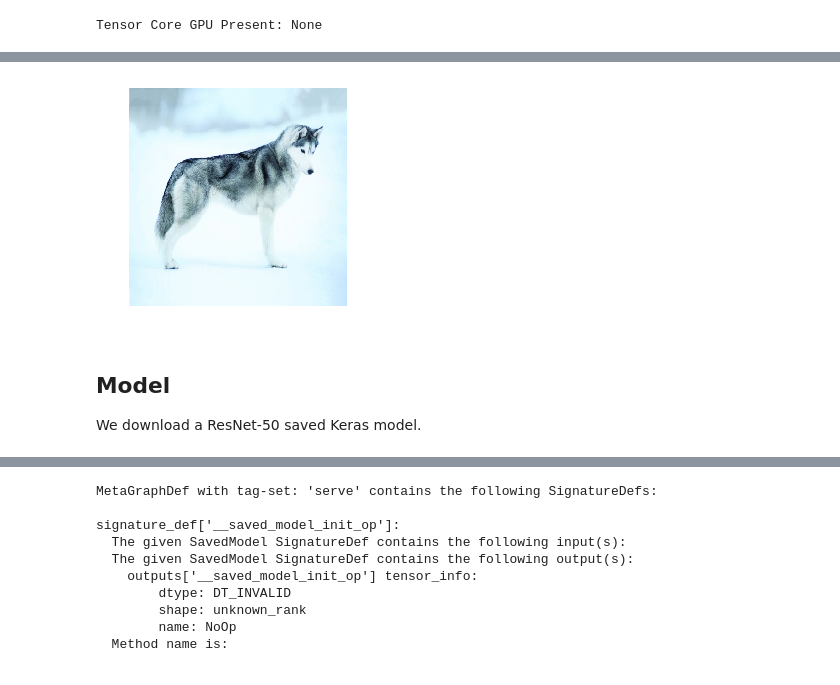
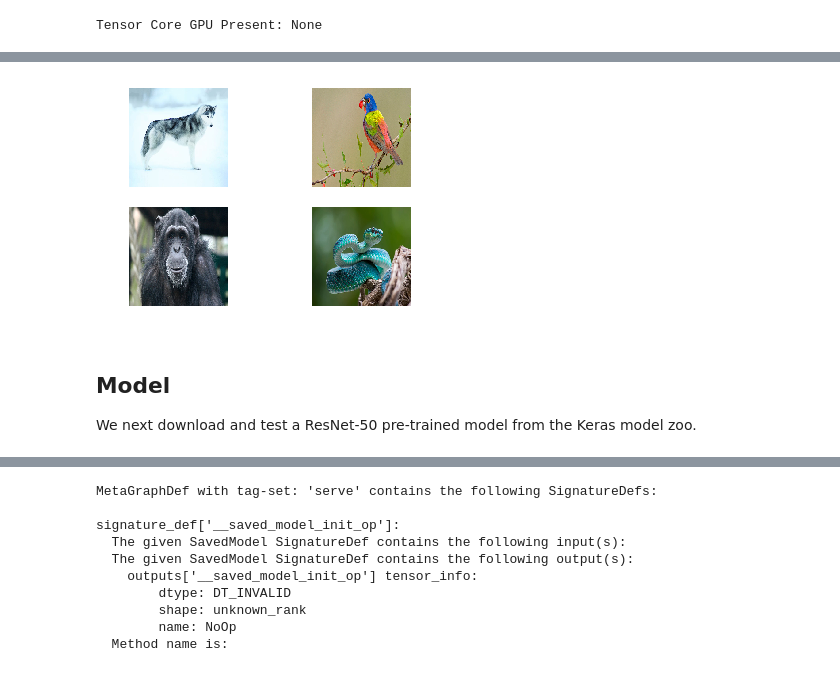
Before and after one commit to tensorflow/tensorrt, a Jupyter notebook: tftrt/examples/image-classification/Colab-TF20-TF-TRT-inference-from-Keras-saved-model.ipynb, the cells around one changed output, grey strips where cells are left out. Drawn from its saved outputs; the diff is of its cells as text; code cells hidden in the pictures.

```diff
--- a/tftrt/examples/image-classification/Colab-TF20-TF-TRT-inference-from-Keras-saved-model.ipynb
+++ b/tftrt/examples/image-classification/Colab-TF20-TF-TRT-inference-from-Keras-saved-model.ipynb
@@ -160,13 +176,17 @@ Saving to: ‘./data/img1.JPG’
 # %%
 from tensorflow.keras.preprocessing import image
 
-img_path = './data/img1.JPG'
-img = image.load_img(img_path, target_size=(224, 224))
-plt.imshow(img);
-plt.axis('off');
+fig, axes = plt.subplots(nrows=2, ncols=2)
+
+for i in range(1,5):
+  img_path = './data/img%d.JPG'%i
+  img = image.load_img(img_path, target_size=(224, 224))
+  plt.subplot(2,2,i)
+  plt.imshow(img);
+  plt.axis('off');
 # %% [output]
-[figure, old version]
+[figure, new version]
 # %% [markdown]
 ## Model
 
-We download a ResNet-50 saved Keras model.
+We next download and test a ResNet-50 pre-trained model from the Keras model zoo.
```
Also changed, not shown: parts of 43 cells of this notebook.
